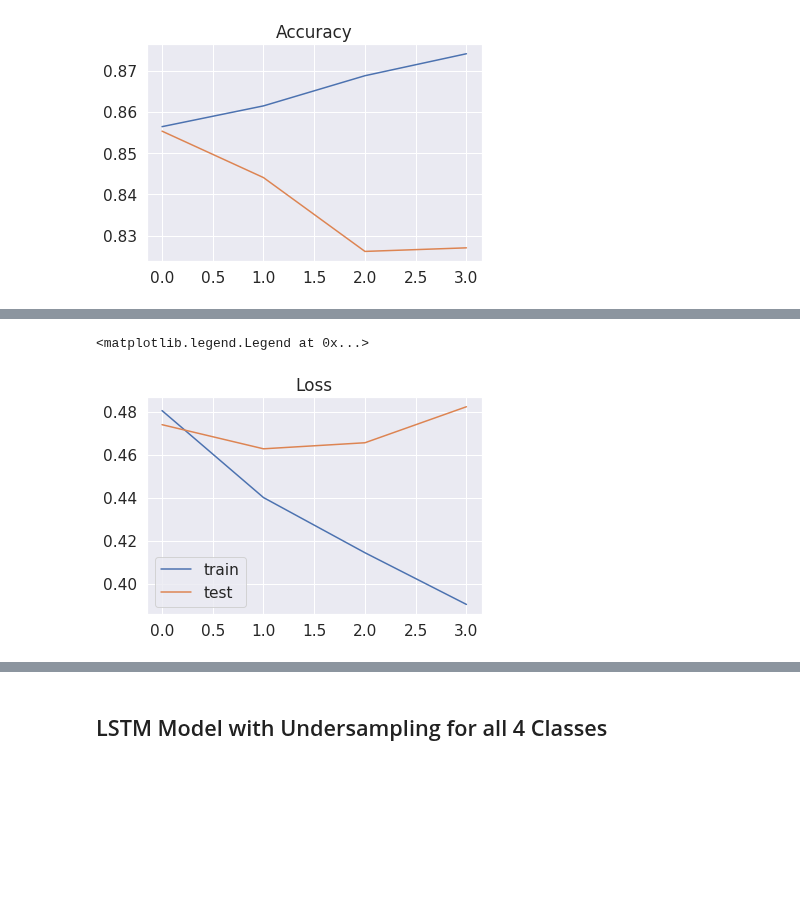
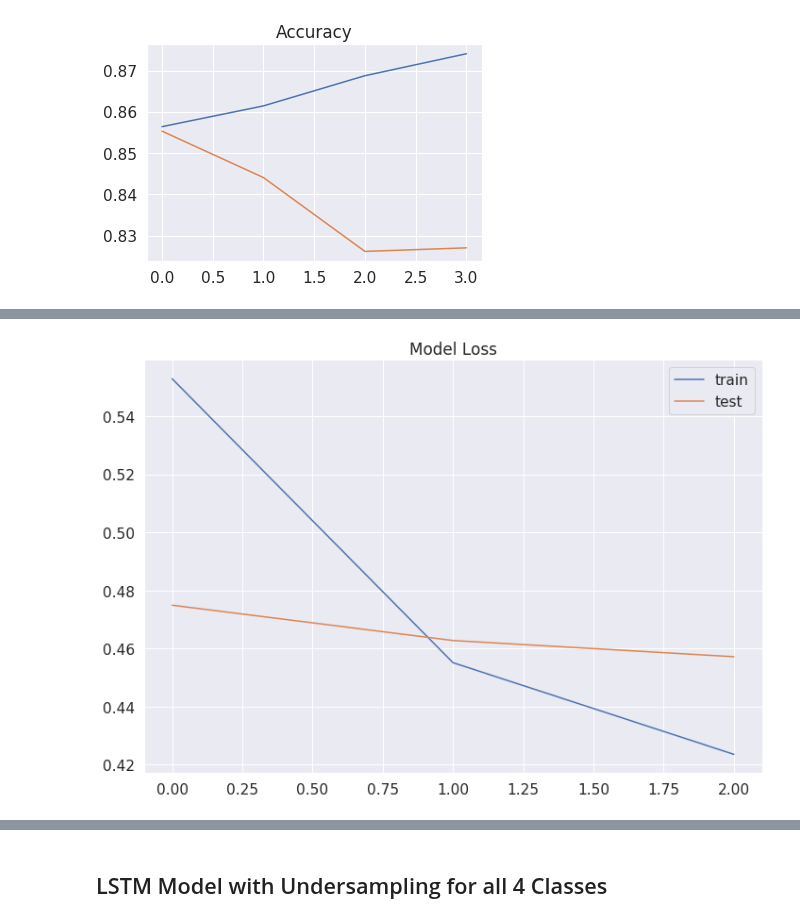
Before and after one commit to nicleong27/Beauty_Reviews, a Jupyter notebook: LSTM_Model.ipynb, the cells around one changed output, grey strips where cells are left out. Drawn from its saved outputs; the diff is of its cells as text; code cells hidden in the pictures; blank space fills up the shorter version.

```diff
--- a/LSTM_Model.ipynb
+++ b/LSTM_Model.ipynb
@@ -273,7 +271,6 @@ _________________________________________________________________
 None
 # %%
 # fit LSTM model2
-# tried epochs: 3, batch size=32 (acc=75%)
-history = model.fit(X_train, y_train, batch_size=32, epochs=10, verbose=1, validation_data=(X_test, y_test))
+history = model.fit(X_train, y_train, batch_size=32, epochs=3, verbose=1, validation_data=(X_test, y_test))
 # %% [output]
 Train on 34563 samples, validate on 11522 samples
@@ -306,9 +311,11 @@ Text(0.5, 1, 'Confusion Matrix')
 # %%
-fig, ax = plt.subplots()
-plt.title('Loss')
-ax.plot(history.history['loss'], label='train')
-ax.plot(history.history['val_loss'], label='test')
+fig, ax = plt.subplots(figsize=(10,7))
+plt.title('Model Loss')
+plt.plot(history.history['loss'], label='train')
+plt.plot(history.history['val_loss'], label='test')
 plt.legend()
+
+plt.tight_layout()
+plt.savefig('imgs/Model2_Loss.png')
 # %% [output]
-<matplotlib.legend.Legend at 0x...>
-[figure, old version]
+[figure, new version]
```
Also changed, not shown: parts of 15 cells of this notebook.
